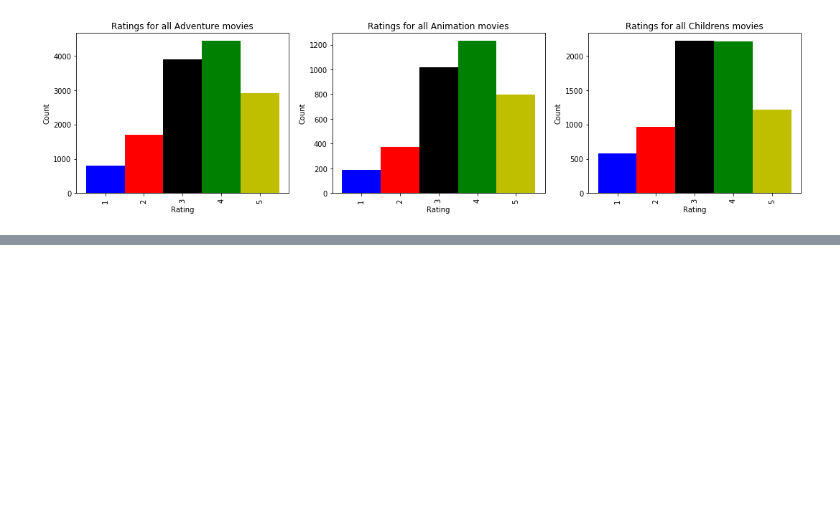
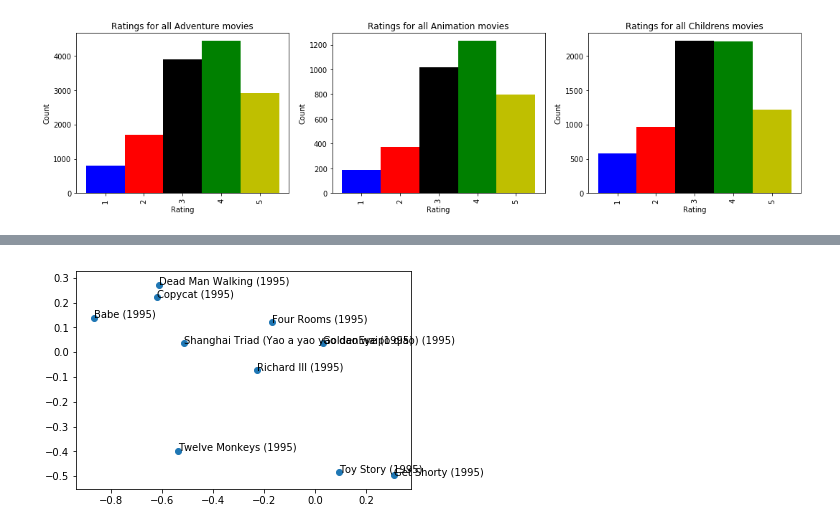
Before and after one commit to akshayyeluri/MovieLensViz, a Jupyter notebook: viz.ipynb, the cells around one changed output, grey strips where cells are left out. Cells and saved outputs as stored; diff of their text form; code cells hidden in the pictures; blank space fills up the shorter version.

```diff
--- a/viz.ipynb
+++ b/viz.ipynb
@@ -85,0 +190,2 @@ plt.tight_layout();
+# %%
+(U, V, err) = _13
@@ -85,0 +194,14 @@ plt.tight_layout();
+# %%
+pca = PCA(2)
+# %%
+V_p = pca.fit_transform(V)
+U_p = pca.transform(U)
+# %%
+n_mov = 10
+ax = plt.subplot(111)
+ax.scatter(V_p[:n_mov, 0], V_p[:n_mov, 1])
+
+for i, txt in enumerate(movie_df["Movie Title"][:n_mov]):
+    ax.annotate(txt, (V_p[i, 0], V_p[i, 1]))
+# %% [output]
+[figure, added]
```
Also changed, not shown: parts of 7 cells of this notebook, 5 other files.
